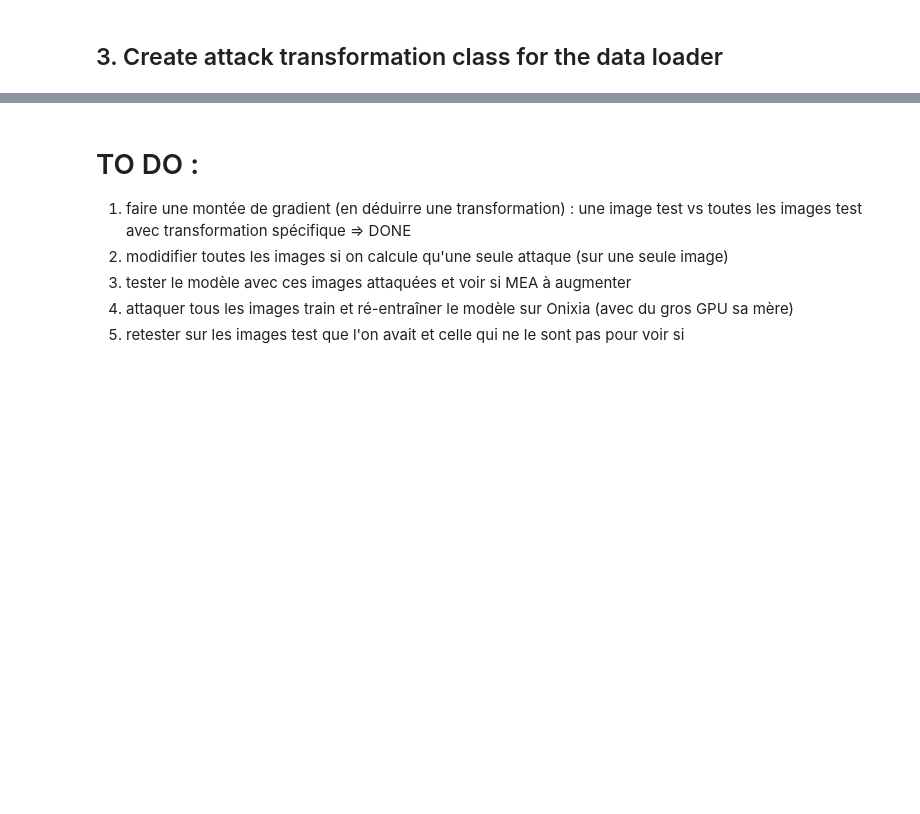
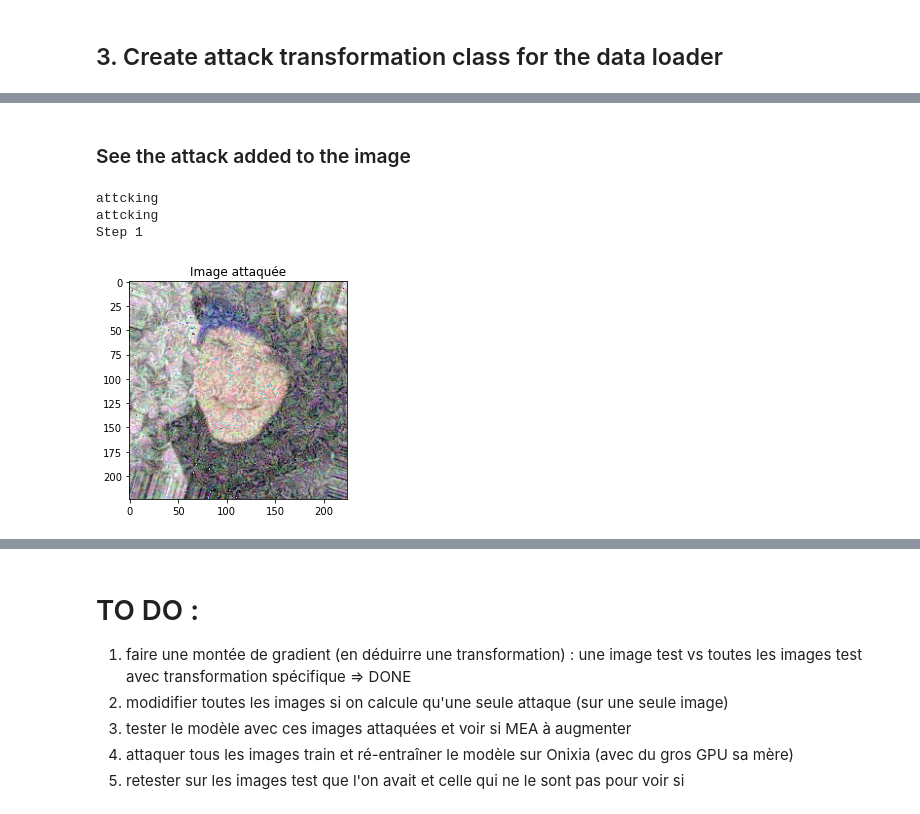
Before and after one commit to MaximeRCD/Project-age-estimation-pytorch, a Jupyter notebook: notebook_test_YN.ipynb, the cells around one changed output, grey strips where cells are left out. Cells and saved outputs as stored; diff of their text form; code cells hidden in the pictures; blank space fills up the shorter version.

```diff
--- a/notebook_test_YN.ipynb
+++ b/notebook_test_YN.ipynb
@@ -376,0 +604,25 @@ Clipping input data to the valid range for imshow with RGB data ([0..1] for floa
+# %%
+mock_train_dataset = FaceDataset("./appa-real-release/", "train",
+                                 attack_prop=1., epsilon=20, min_age_diff=10, age_stddev=1.0)
+mock_train_loader = DataLoader(mock_train_dataset, batch_size=2, shuffle=True, drop_last=True)
+
+mock_val_dataset = FaceDataset("./appa-real-release/", "valid",
+                               attack_prop=1., epsilon=20, min_age_diff=10)
+mock_val_loader = DataLoader(mock_val_dataset, batch_size=2, shuffle=False, drop_last=False)
+
+mock_test_dataset = FaceDataset("./appa-real-release/", "test",
+                                attack_prop=1., epsilon=20, min_age_diff=10)
+mock_test_loader = DataLoader(mock_test_dataset, batch_size=2, shuffle=False, drop_last=False)
+# %% [markdown]
+### See the attack added to the image
+# %%
+import matplotlib.pyplot as plt
+for (x, y) in mock_train_loader:
+    plt.imshow((cv2.cvtColor((x[0]/255).permute(1,2,0).numpy(), cv2.COLOR_BGR2RGB)))
+    plt.title(f"Image attaquée")
+    break
+# %% [output]
+attcking
+attcking
+Step 1
+[figure, added]
```
Also changed, not shown: parts of 15 cells of this notebook, 1 other file.
